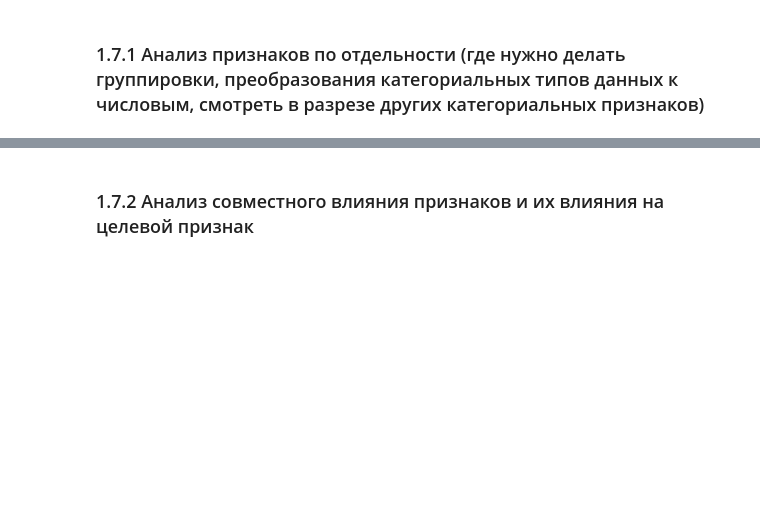
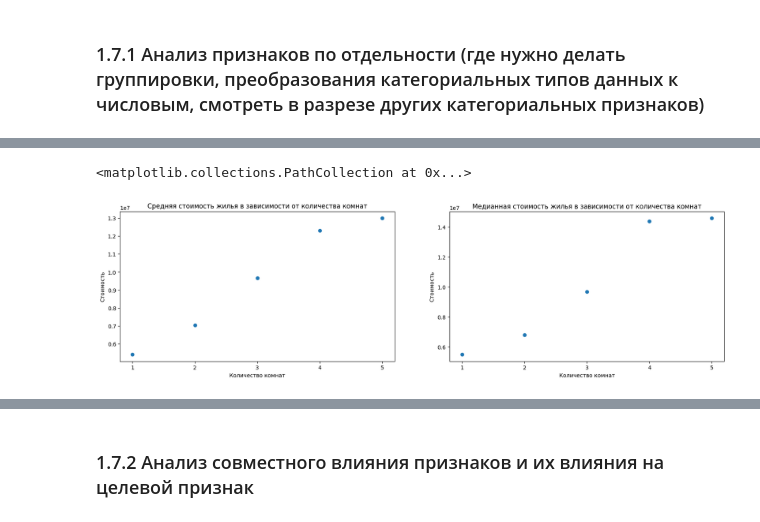
Before and after one commit to pyretttt/masters, a Jupyter notebook: finalTask/06_Шаблон итогового проекта .ipynb, the cells around one changed output, grey strips where cells are left out. Saved outputs shown, nothing was run; the diff lists cells and outputs as text; code cells hidden in the pictures; blank space fills up the shorter version.

```diff
--- a/finalTask/06_Шаблон итогового проекта .ipynb
+++ b/finalTask/06_Шаблон итогового проекта .ipynb
@@ -645,0 +681,22 @@ ERROR! Session/line number was not unique in database. History logging moved to
+# %%
+gr = df_full[mask].groupby('num_room')['price_doc'].agg(['mean', 'median'])
+fig, (ax1, ax2) = plt.subplots(nrows=1, ncols=2, figsize=(20, 5))
+
+ax1.set_title(('Средняя стоимость жилья в зависимости от количества комнат'))
+ax1.set_xlabel('Количество комнат')
+ax1.set_ylabel('Стоимость')
+ax1.set_xticks(gr.index)
+ax1.scatter(gr.index, gr['mean'])
+
+ax2.set_title(('Медианная стоимость жилья в зависимости от количества комнат'))
+ax2.set_xlabel('Количество комнат')
+ax2.set_ylabel('Стоимость')
+ax2.set_xticks(gr.index)
+ax2.scatter(gr.index, gr['median'])
+
+## Выводы:
+## Можем наблюдать, что средняя цена в пределах от одной до 5 комнатной квартиры растет практически линейно
+## А медианная цена для 4-х комнатной практически такая же как для 5 комнатной, возможно поэтому стоит сфокусировать анализ на 1-4 комнатных, тк на наиболее востребованные
+# %% [output]
+<matplotlib.collections.PathCollection at 0x...>
+[figure, added]
```
Also changed, not shown: parts of 15 cells of this notebook, 1 other file.
